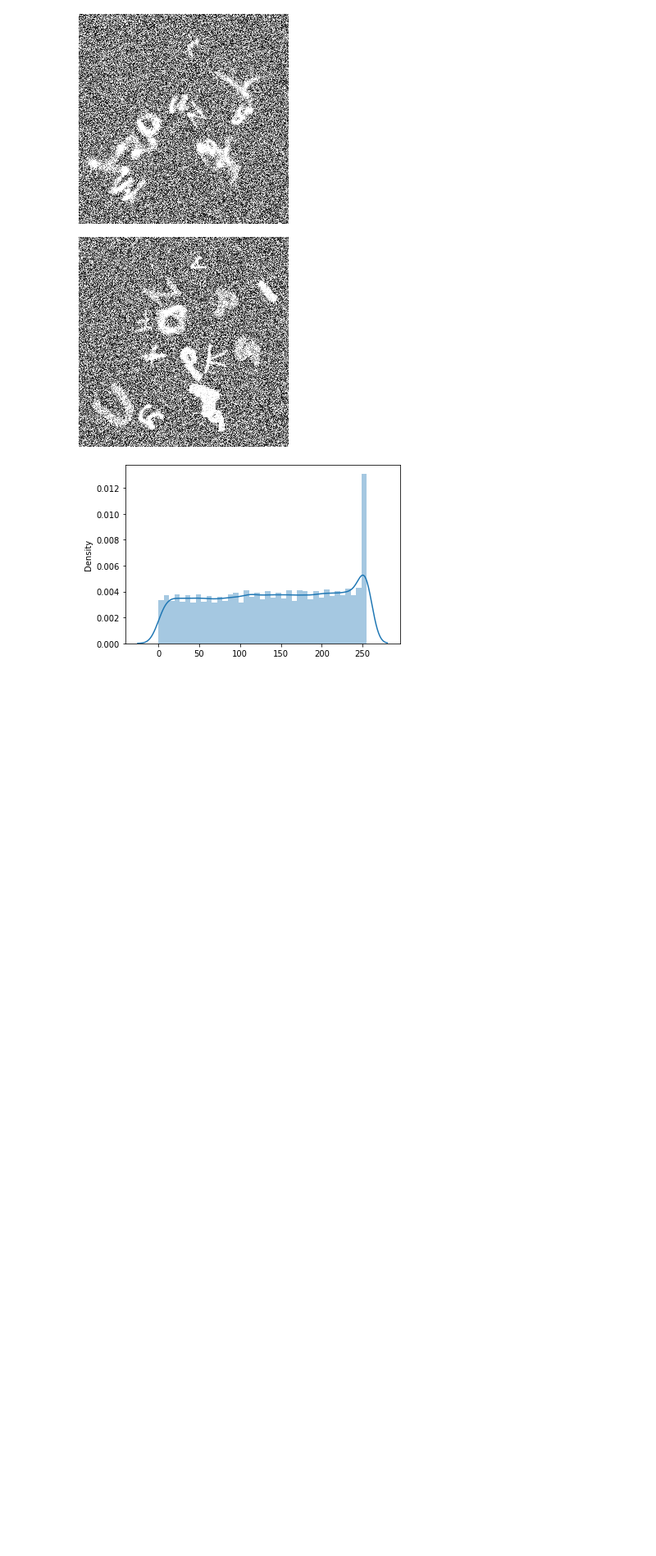
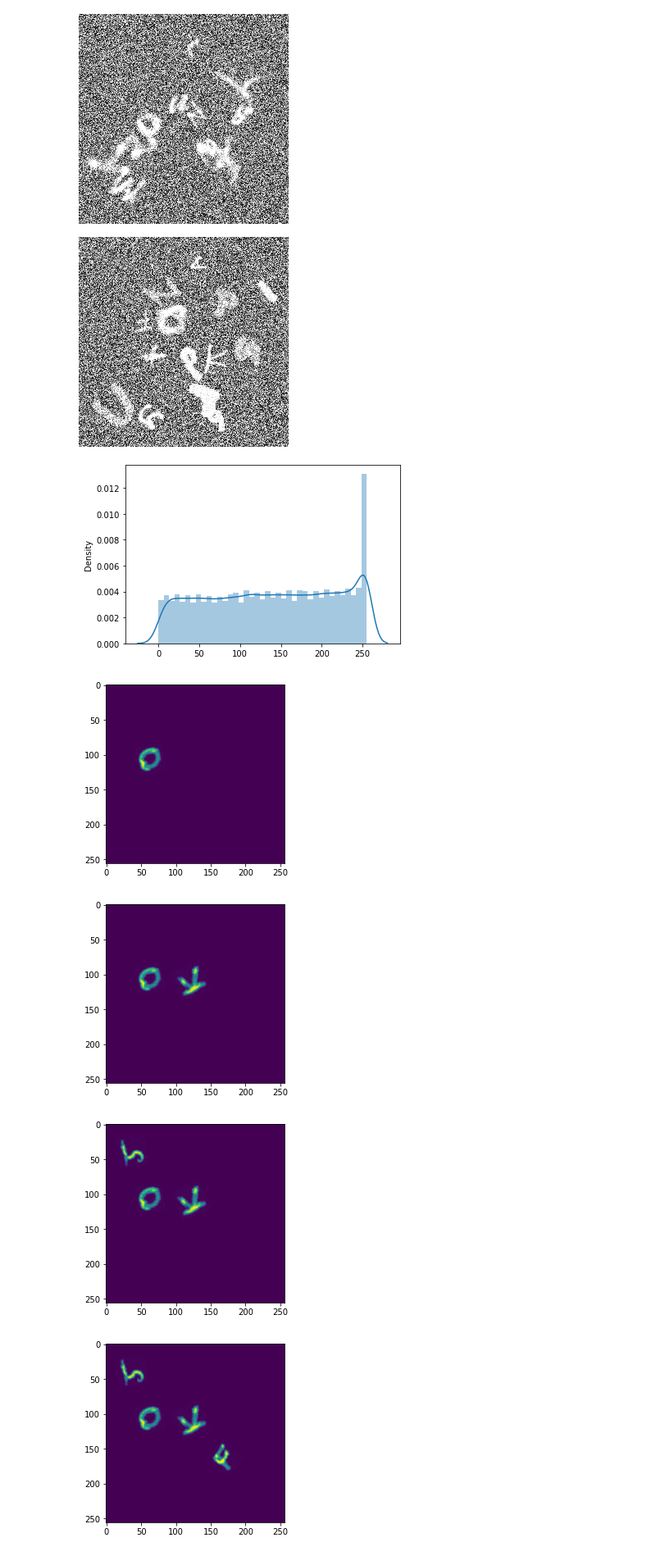
Before and after one commit to hongseong0314/dacon-computer-vision-2, a Jupyter notebook: sub_data_generate.ipynb, the cells around one changed output. Shown at 82% size. Drawn from its saved outputs; the diff is of its cells as text; code cells hidden in the pictures; blank space fills up the shorter version.

Commit message:
No overlap sub data generate

```diff
--- a/sub_data_generate.ipynb
+++ b/sub_data_generate.ipynb
@@ -59,6 +59,12 @@ sub_csv = pd.DataFrame(columns=pd.read_csv(r"dirty_mnist_2nd_answer.csv").column
 
 import torch
 from torchvision import datasets, models, transforms
+
+transform = transforms.Compose([
+    transforms.Resize((256,256)),
+    transforms.RandomAffine(degrees=(-180,180), translate=(0.4, 0.4),  scale=(0.1, 0.3)),
+    transforms.ToTensor(),
+])
 
 def create_directory(dir):
     if not os.path.exists(dir):
@@ -128,3 +134,38 @@ real
 # %% [output]
 [figure]
 [figure]
+# %%
+# emnist 데이터 셋들이 겹치지 않게 만들기
+# 넣을 알파벳 수 -> 10,11,12,13,14 중 1개 선택
+scope = np.random.choice(range(10, 15))
+
+# 넣을 알파벳 라벨 -> 26개중 scope비율 만큼 선택
+letter_set = np.random.choice(data["letter"].unique(), scope, replace=False)
+idx = [np.random.choice(data[data['letter'] == letter].index.tolist(), 1)[0] for letter in letter_set]
+subset = data.iloc[idx, :]
+
+# 생성 이미지 affine 및 range 맞추기
+test_imgs = [Image.fromarray(data.iloc[i, 26:-1].values.reshape(28,28).astype(np.uint8)) for i in idx]
+
+# 새로운 이미지
+field = torch.zeros((1,256,256))
+for sample in test_imgs:
+    while(1):
+        T_sample = transform(sample)
+        T_sample = torch.clip(T_sample * (T_sample > torch.median(T_sample)),
+                              min=0, max=1.)
+        if overlap_check(field, T_sample):
+            continue
+        else:
+            field += T_sample
+            plt.imshow(field.numpy().transpose(1,2,0)[..., 0])
+            plt.show()
+            break
+
+# 가우시안 노이즈 및 범위 조정
+field_clip = torch.clip((torch.clip(field, min=0, max=1.) + torch.rand((1,256,256))), min=0, max=1.)
+# %% [output]
+[figure, added]
+[figure, added]
+[figure, added]
+[figure, added]
```
Also changed, not shown: parts of 4 cells of this notebook.
